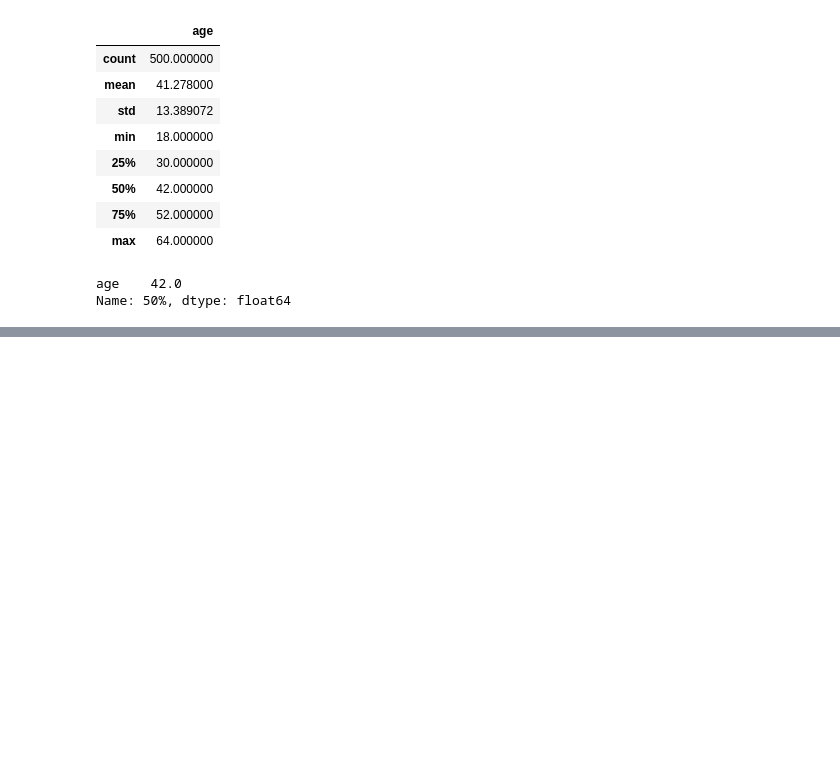
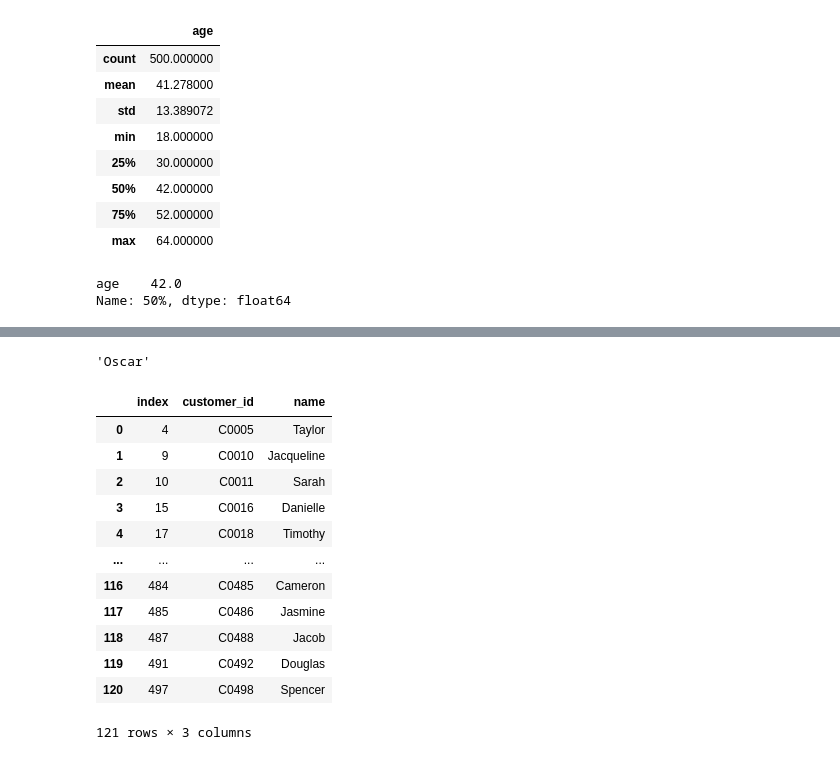
Before and after one commit to memonY49/SMIT-AIDS-Yasir-Batch1, a Jupyter notebook: Untitled.ipynb, the cells around one changed output, grey strips where cells are left out. Cells and saved outputs as stored; diff of their text form; code cells hidden in the pictures; blank space fills up the shorter version.

```diff
--- a/Untitled.ipynb
+++ b/Untitled.ipynb
@@ -319,0 +329,20 @@ Name: 50%, dtype: float64
+# %%
+customers[customers["age"]<50].reset_index().loc[3,"name"]
+# %% [output]
+'Oscar'
+# %%
+below_
+# %% [output]
+|  | index | customer_id | name |
+| 0 | 4 | C0005 | Taylor |
+| 1 | 9 | C0010 | Jacqueline |
+| 2 | 10 | C0011 | Sarah |
+| 3 | 15 | C0016 | Danielle |
+| 4 | 17 | C0018 | Timothy |
+| ... | ... | ... | ... |
+| 116 | 484 | C0485 | Cameron |
+| 117 | 485 | C0486 | Jasmine |
+| 118 | 487 | C0488 | Jacob |
+| 119 | 491 | C0492 | Douglas |
+| 120 | 497 | C0498 | Spencer |
+121 rows × 3 columns
```
Also changed, not shown: parts of 13 cells of this notebook, 1 other file.
